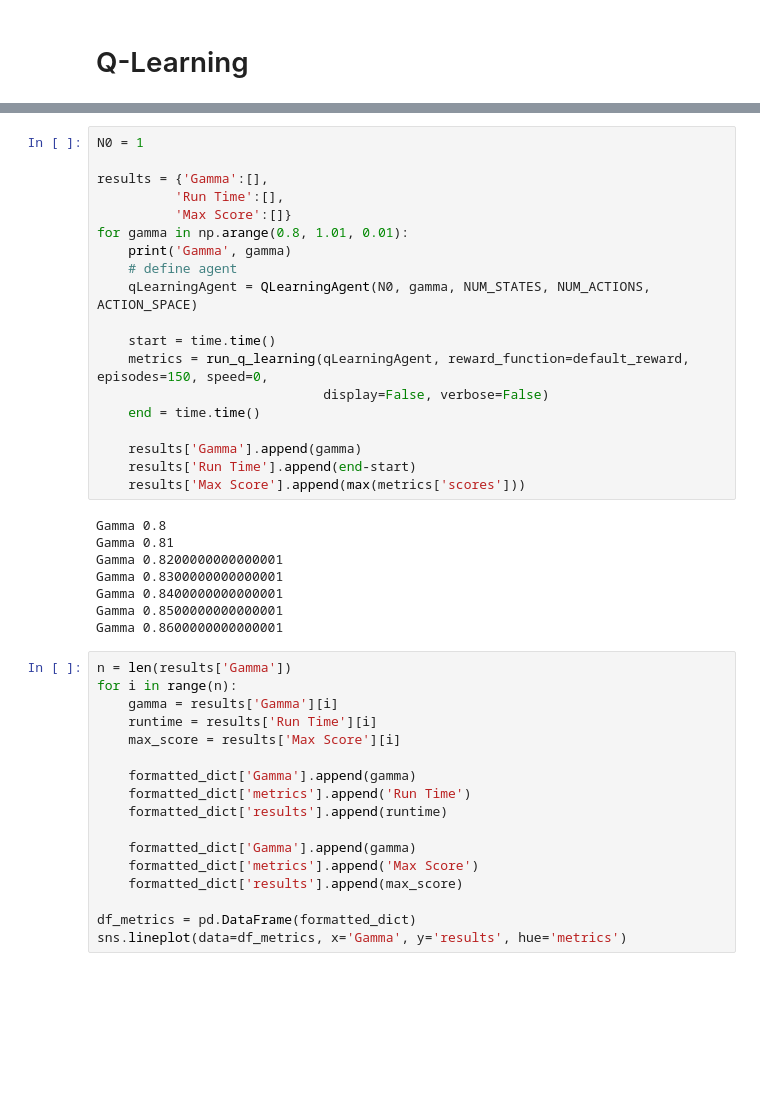
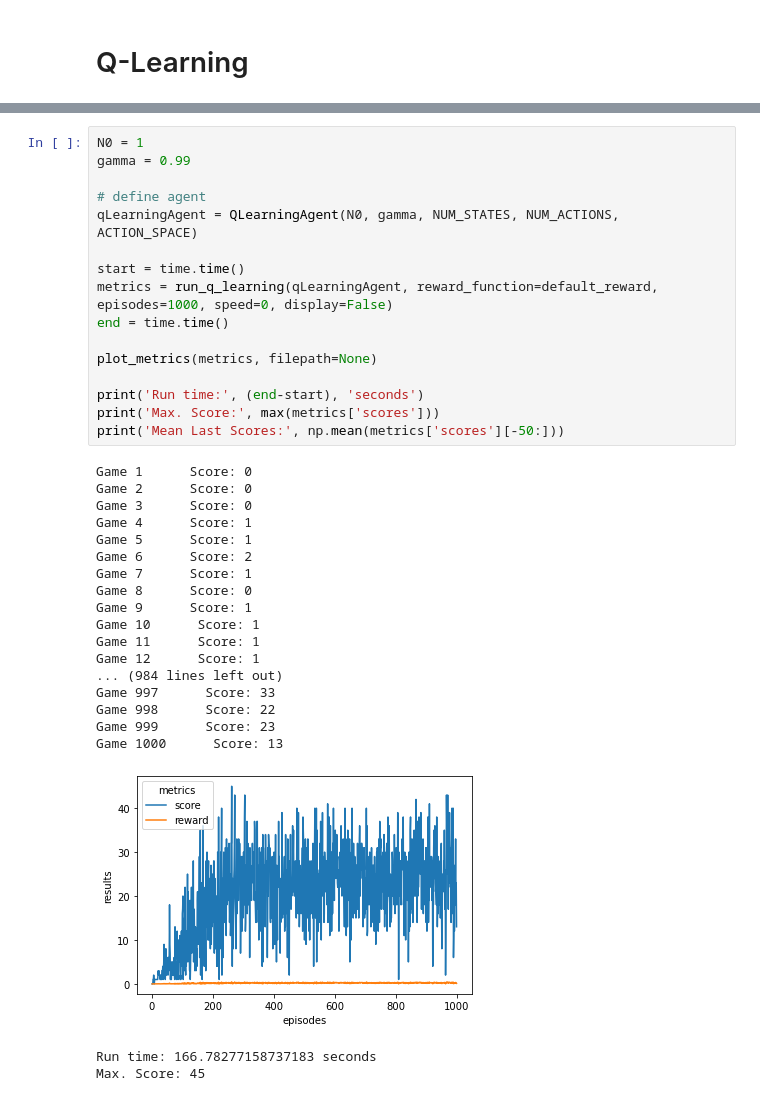
Before and after one commit to gabrielsantosrv/snake-ga, a Jupyter notebook: Q_learning.ipynb, the cells around one changed output, grey strips where cells are left out. Saved outputs shown, nothing was run; the diff lists cells and outputs as text; blank space fills up the shorter version.

```diff
--- a/Q_learning.ipynb
+++ b/Q_learning.ipynb
@@ -204,45 +216,38 @@ Run time: 74.74874758720398 seconds
 Max. Score: 57
 # %%
 N0 = 1
+gamma = 0.99
 
-results = {'Gamma':[],
-          'Run Time':[],
-          'Max Score':[]}
-for gamma in np.arange(0.8, 1.01, 0.01):
-    print('Gamma', gamma)
-    # define agent
-    qLearningAgent = QLearningAgent(N0, gamma, NUM_STATES, NUM_ACTIONS, ACTION_SPACE)
+# define agent
+qLearningAgent = QLearningAgent(N0, gamma, NUM_STATES, NUM_ACTIONS, ACTION_SPACE)
 
-    start = time.time()
-    metrics = run_q_learning(qLearningAgent, reward_function=default_reward, episodes=150, speed=0,
-                             display=False, verbose=False)
-    end = time.time()
+start = time.time()
+metrics = run_q_learning(qLearningAgent, reward_function=default_reward, episodes=1000, speed=0, display=False)
+end = time.time()
 
-    results['Gamma'].append(gamma)
-    results['Run Time'].append(end-start)
-    results['Max Score'].append(max(metrics['scores']))
+plot_metrics(metrics, filepath=None)
+
+print('Run time:', (end-start), 'seconds')
+print('Max. Score:', max(metrics['scores']))
+print('Mean Last Scores:', np.mean(metrics['scores'][-50:]))
 # %% [output]
-Gamma 0.8
-Gamma 0.81
-Gamma 0.8200000000000001
-Gamma 0.8300000000000001
-Gamma 0.8400000000000001
-Gamma 0.8500000000000001
-Gamma 0.8600000000000001
+Game 1      Score: 0
+Game 2      Score: 0
+Game 3      Score: 0
+Game 4      Score: 1
+Game 5      Score: 1
+Game 6      Score: 2
+Game 7      Score: 1
+Game 8      Score: 0
+Game 9      Score: 1
+Game 10      Score: 1
+Game 11      Score: 1
+Game 12      Score: 1
+... (984 lines left out)
+Game 997      Score: 33
+Game 998      Score: 22
+Game 999      Score: 23
+Game 1000      Score: 13
+[figure, added]
+Run time: 166.78277158737183 seconds
+Max. Score: 45
-# %%
-n = len(results['Gamma'])
-for i in range(n):
-    gamma = results['Gamma'][i]
-    runtime = results['Run Time'][i]
-    max_score = results['Max Score'][i]
-
-    formatted_dict['Gamma'].append(gamma)
-    formatted_dict['metrics'].append('Run Time')
-    formatted_dict['results'].append(runtime)
-
-    formatted_dict['Gamma'].append(gamma)
-    formatted_dict['metrics'].append('Max Score')
-    formatted_dict['results'].append(max_score)
-
-df_metrics = pd.DataFrame(formatted_dict)
-sns.lineplot(data=df_metrics, x='Gamma', y='results', hue='metrics')
```
Also changed, not shown: parts of 21 cells of this notebook.
